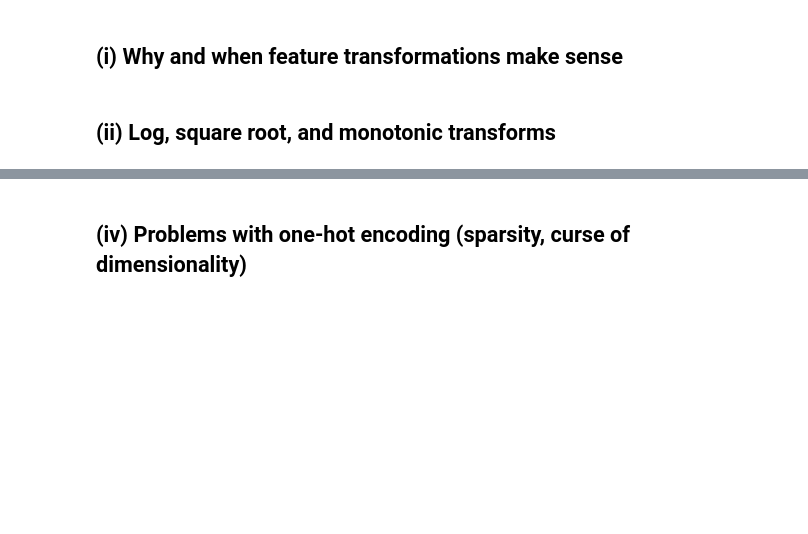
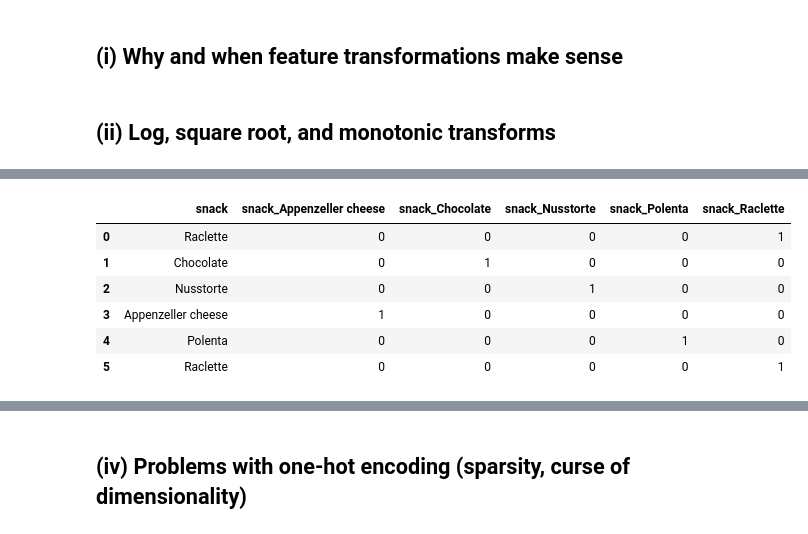
Before and after one commit to noraberinger/FeatureEngineering_HS2026, a Jupyter notebook: 02_Feature_Transformation.ipynb, the cells around one changed output, grey strips where cells are left out. Drawn from its saved outputs; the diff is of its cells as text; code cells hidden in the pictures; blank space fills up the shorter version.

```diff
--- a/02_Feature_Transformation.ipynb
+++ b/02_Feature_Transformation.ipynb
@@ -42,0 +83,19 @@ Most learners make implicit assumptions about their inputs: linear models assume
+# %%
+from sklearn.preprocessing import OneHotEncoder, OrdinalEncoder
+
+onehot = OneHotEncoder(sparse_output=False, handle_unknown="ignore")
+snack_onehot = pd.DataFrame(
+    onehot.fit_transform(swiss_trips[["snack"]]).astype(int),
+    columns=onehot.get_feature_names_out(),
+    index=swiss_trips.index,
+)
+
+pd.concat([swiss_trips[["snack"]], snack_onehot], axis=1).head(6)
+# %% [output]
+|  | snack | snack_Appenzeller cheese | snack_Chocolate | snack_Nusstorte | snack_Polenta | snack_Raclette |
+| 0 | Raclette | 0 | 0 | 0 | 0 | 1 |
+| 1 | Chocolate | 0 | 1 | 0 | 0 | 0 |
+| 2 | Nusstorte | 0 | 0 | 1 | 0 | 0 |
+| 3 | Appenzeller cheese | 1 | 0 | 0 | 0 | 0 |
+| 4 | Polenta | 0 | 0 | 0 | 1 | 0 |
+| 5 | Raclette | 0 | 0 | 0 | 0 | 1 |
```
Also changed, not shown: parts of 12 cells of this notebook, 3 other files.
